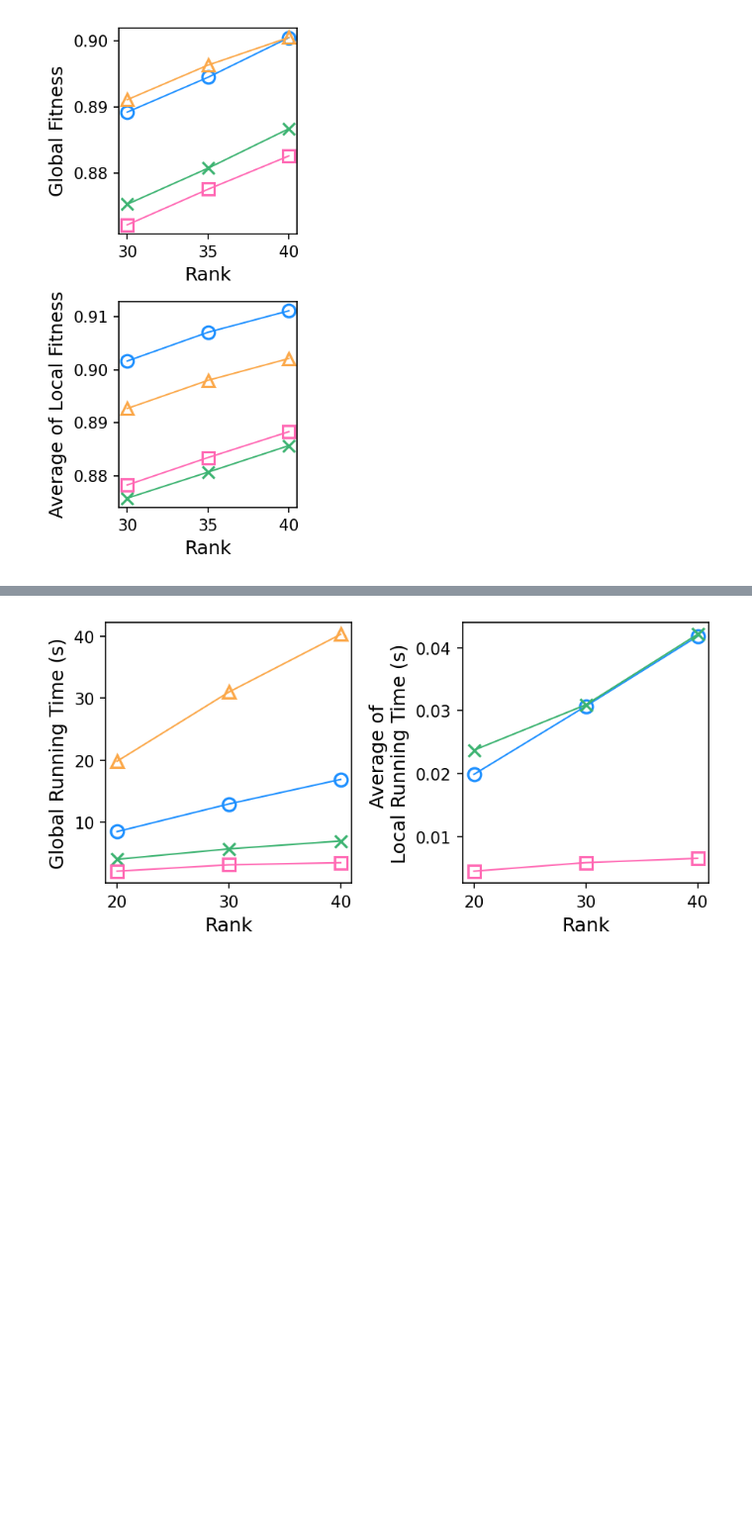
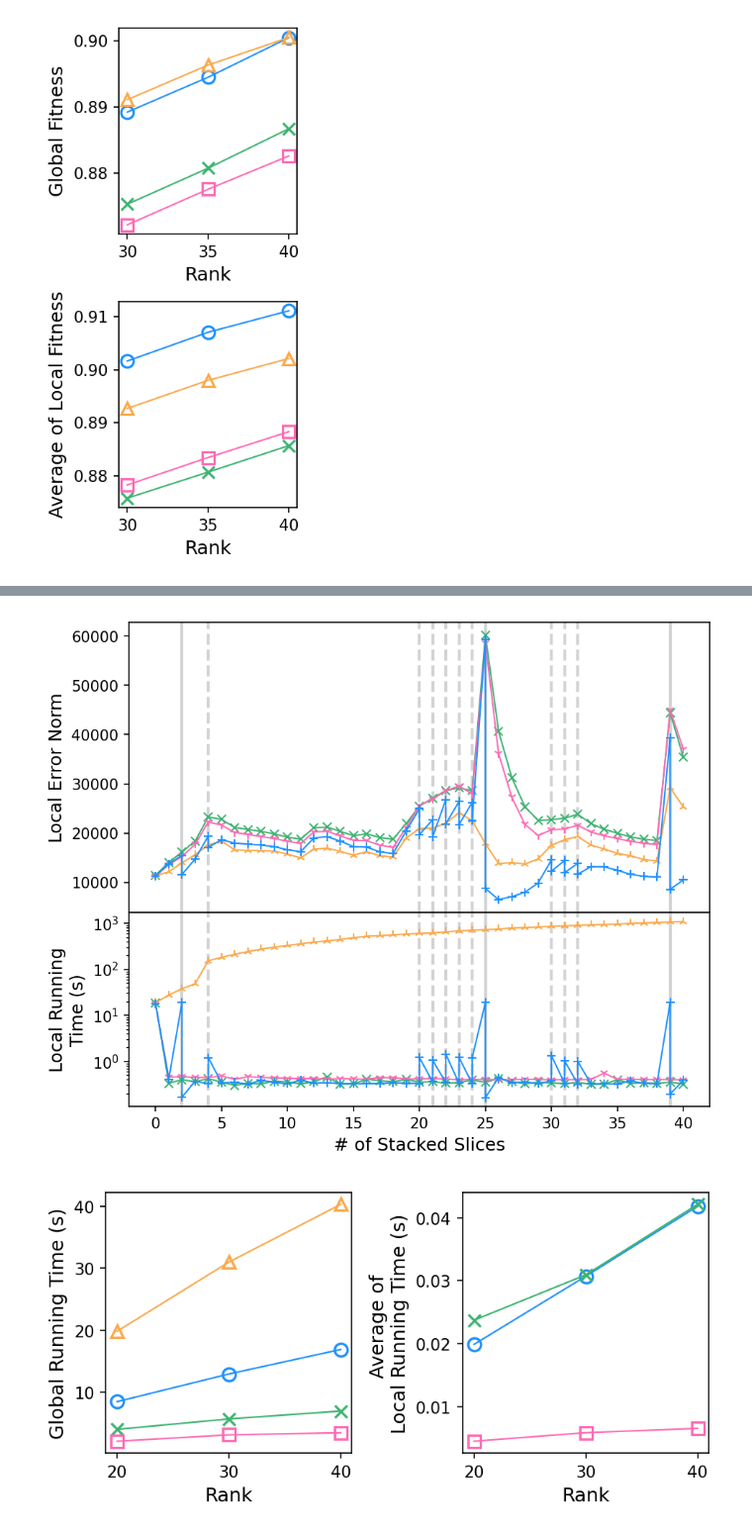
Before and after one commit to lucetre-snu/dao-cp, a Jupyter notebook: Proposed Method/7_speed_accuracy.ipynb, the cells around one changed output, grey strips where cells are left out. Shown: that part at 99% size. Drawn from its saved outputs; the diff is of its cells as text; code cells hidden in the pictures; blank space fills up the shorter version.

```diff
--- a/Proposed Method/7_speed_accuracy.ipynb
+++ b/Proposed Method/7_speed_accuracy.ipynb
@@ -115,3 +168,57 @@ plot_rt(('hall-30', 'hall-35', 'hall-40'), 'rt_hall')
+# %%
+from matplotlib import gridspec
+
+def plot_E5(dataset):
+
+    markers = ("x", "1", "2", "+")
+    colors = ('mediumseagreen', 'hotpink', '#fba84a', 'dodgerblue')
+    libs = ("dtd", "ocp", "fcp", "dao")
+
+    fig = plt.figure(figsize = (7, 6), dpi = 150)
+
+    gs = gridspec.GridSpec(2, 1, height_ratios=[1.5, 1])
+    ax1 = plt.subplot(gs[0])
+
+    ax1.set_ylabel('Local Error Norm', fontsize=12)
+#     ax1.set_xlabel('# of Stacked Slices', fontsize=12)
+    #         ax1.xaxis.set_label_position('top')
+
+
+    split_points, refine_points = results[dataset]['dao'][6]
+    for p in refine_points:
+        ax1.axvline(p,  label='line: {}'.format(p), c='lightgray', linewidth=2, linestyle='--')
+    for p in split_points:
+        ax1.axvline(p,  label='line: {}'.format(p), c='lightgray', linewidth=2, linestyle='-')
+
+    for color, marker, lib in zip(colors, markers, libs):
+        verbose_list = results[dataset][lib][5]
+        ax1.plot(verbose_list[:,0], verbose_list[:,2], linewidth=1, marker=marker, color=color)
+
+    ax2 = plt.subplot(gs[1], sharex = ax1)
+    ax2.set_yscale('log')
+    ax2.set_ylabel('Local Running\nTime (s)', fontsize=12)
+    ax2.set_xlabel('# of Stacked Slices', fontsize=12)
+    #         ax1.xaxis.set_label_position('top')
+
+    split_points, refine_points = results[dataset]['dao'][6]
+    for p in refine_points:
+        ax2.axvline(p,  label='line: {}'.format(p), c='lightgray', linewidth=2, linestyle='--')
+    for p in split_points:
+        ax2.axvline(p,  label='line: {}'.format(p), c='lightgray', linewidth=2, linestyle='-')
+
+    for color, marker, lib in zip(colors, markers, libs):
+        verbose_list = results[dataset][lib][5]
+        ax2.plot(verbose_list[:,0], verbose_list[:,1], linewidth=1, marker=marker, color=color)
+#     plt.savefig('plots/E5_{}_rt.pdf'.format(dataset), bbox_inches='tight', pad_inches=0)
+
+    plt.setp(ax1.get_xticklabels(), visible=False)
+    plt.subplots_adjust(hspace=.0)
+#     fig.tight_layout()  # otherwise the right y-label is slightly clipped
+    plt.show()
+
+plot_E5('video')
+# %% [output]
+[figure, added]
 # %%
 def plot_rt(datasets, name):
     colors = ('dodgerblue','mediumseagreen', 'hotpink', '#fba84a')
```
Also changed, not shown: parts of 2 cells of this notebook, 9 other files.
